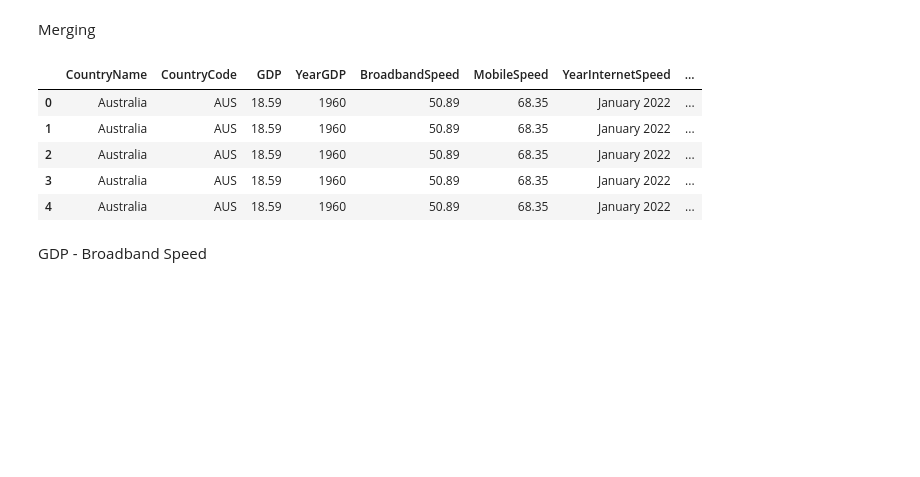
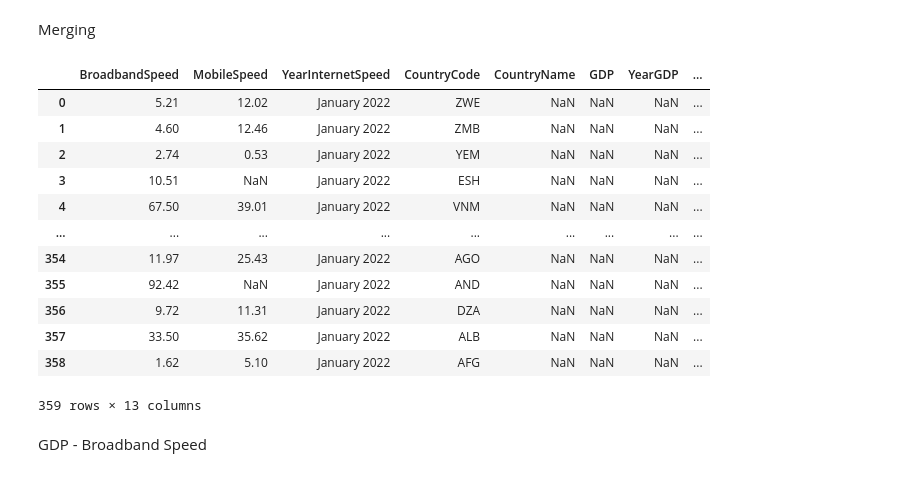
Before and after one commit to Gr4ph1xZ/DataAnalysisAndMachineLearningInternetSpeed, a Jupyter notebook: python/notebook.ipynb, the cells around one changed output. Saved outputs shown, nothing was run; the diff lists cells and outputs as text; code cells hidden in the pictures; blank space fills up the shorter version.

```diff
--- a/python/notebook.ipynb
+++ b/python/notebook.ipynb
@@ -20,6 +20,7 @@ internet_access_data = pd.read_csv(r'..\internet_access.csv')
 unemployment_data = pd.read_csv(r'..\unemployment.csv')
 military_data = pd.read_csv(r'..\military_expenditure.csv')
 happy_data = pd.read_csv(r'..\world_happiness_report_2022.csv', decimal=",")
+country_codes_data = pd.read_csv(r'..\country_codes.csv')
 
 gdp = pd.DataFrame(gdp_data, columns=['Country Name', 'Country Code', 'Value', 'Year'])
 internet_speed = pd.DataFrame(internet_speed_data, columns=['Country','Broadband Mbps', 'Mobile Mbps', 'As of'])
@@ -27,6 +28,7 @@ internet_access = pd.DataFrame(internet_access_data, columns=['LOCATION', 'Value
 unemployment = pd.DataFrame(unemployment_data, columns=['LOCATION','Value', 'TIME', 'SUBJECT'])
 military = pd.DataFrame(military_data, columns=['Code', '2018'])
 happy = pd.DataFrame(happy_data, columns=['Country', 'Happiness score'])
+country_codes = pd.DataFrame(country_codes_data, columns=['Country', 'Alpha-3 code'])
 # %% [markdown]
 Renaming
 # %%
@@ -36,8 +38,11 @@ internet_access.rename(columns={'TIME':'YearInternetAccess', 'Value':'InternetAc
 unemployment.rename(columns= {'LOCATION':'CountryCode', 'Value':'Unemployment', 'TIME':'YearUnemployment', 'SUBJECT':'GenderUnemployment'}, inplace=True)
 military.rename(columns= {'Code':'CountryCode', '2018':'MilitarySpending2018'}, inplace=True)
 happy.rename(columns= {'Country':'CountryName', 'Happiness score':'HappinessScore2022'}, inplace=True)
+country_codes.rename(columns= {'Alpha-3 code':'CountryCode', 'Country':'CountryName'}, inplace=True)
 # %% [markdown]
 Removing unused Values
 # %%
 unemployment = unemployment[unemployment['GenderUnemployment'] == 'TOT']
 unemployment.drop('GenderUnemployment', axis=1, inplace=True)
+country_codes['CountryCode'] = country_codes['CountryCode'].replace({'"':''}, regex=True)
+happy['CountryName'] = happy['CountryName'].replace({'\*':''}, regex=True)
@@ -76,19 +67,29 @@ military['MilitarySpending2018'] = military['MilitarySpending2018'].div(1000000)
 # %% [markdown]
 Merging
 # %%
-dataset = pd.merge(gdp, internet_speed, how='right', on = 'CountryName')
+internet_speed = pd.merge(internet_speed, country_codes, how='left', on='CountryName')
+happy = pd.merge(happy, country_codes, how='left', on='CountryName')
+happy.drop('CountryName', axis=1, inplace=True)
+dataset = pd.merge(internet_speed, gdp, how='left', on = 'CountryCode')
 dataset = pd.merge(dataset, internet_access, how='left', on='CountryCode')
 dataset = pd.merge(dataset, unemployment, how='left', on='CountryCode')
 dataset = pd.merge(dataset, military, how='left', on='CountryCode')
-dataset = pd.merge(dataset, happy, how='left', on='CountryName')
+dataset = pd.merge(dataset, happy, how='left', on='CountryCode')
 dataset.head(2000)
 # %% [output]
-|  | CountryName | CountryCode | GDP | YearGDP | BroadbandSpeed | MobileSpeed | YearInternetSpeed | ... |
-| 0 | Australia | AUS | 18.59 | 1960 | 50.89 | 68.35 | January 2022 | ... |
-| 1 | Australia | AUS | 18.59 | 1960 | 50.89 | 68.35 | January 2022 | ... |
-| 2 | Australia | AUS | 18.59 | 1960 | 50.89 | 68.35 | January 2022 | ... |
-| 3 | Australia | AUS | 18.59 | 1960 | 50.89 | 68.35 | January 2022 | ... |
-| 4 | Australia | AUS | 18.59 | 1960 | 50.89 | 68.35 | January 2022 | ... |
+|  | BroadbandSpeed | MobileSpeed | YearInternetSpeed | CountryCode | CountryName | GDP | YearGDP | ... |
+| 0 | 5.21 | 12.02 | January 2022 | ZWE | NaN | NaN | NaN | ... |
+| 1 | 4.60 | 12.46 | January 2022 | ZMB | NaN | NaN | NaN | ... |
+| 2 | 2.74 | 0.53 | January 2022 | YEM | NaN | NaN | NaN | ... |
+| 3 | 10.51 | NaN | January 2022 | ESH | NaN | NaN | NaN | ... |
+| 4 | 67.50 | 39.01 | January 2022 | VNM | NaN | NaN | NaN | ... |
+| ... | ... | ... | ... | ... | ... | ... | ... | ... |
+| 354 | 11.97 | 25.43 | January 2022 | AGO | NaN | NaN | NaN | ... |
+| 355 | 92.42 | NaN | January 2022 | AND | NaN | NaN | NaN | ... |
+| 356 | 9.72 | 11.31 | January 2022 | DZA | NaN | NaN | NaN | ... |
+| 357 | 33.50 | 35.62 | January 2022 | ALB | NaN | NaN | NaN | ... |
+| 358 | 1.62 | 5.10 | January 2022 | AFG | NaN | NaN | NaN | ... |
+359 rows × 13 columns
 # %% [markdown]
 GDP - Broadband Speed
 # %%
```
Also changed, not shown: parts of 2 cells of this notebook, 1 other file.
